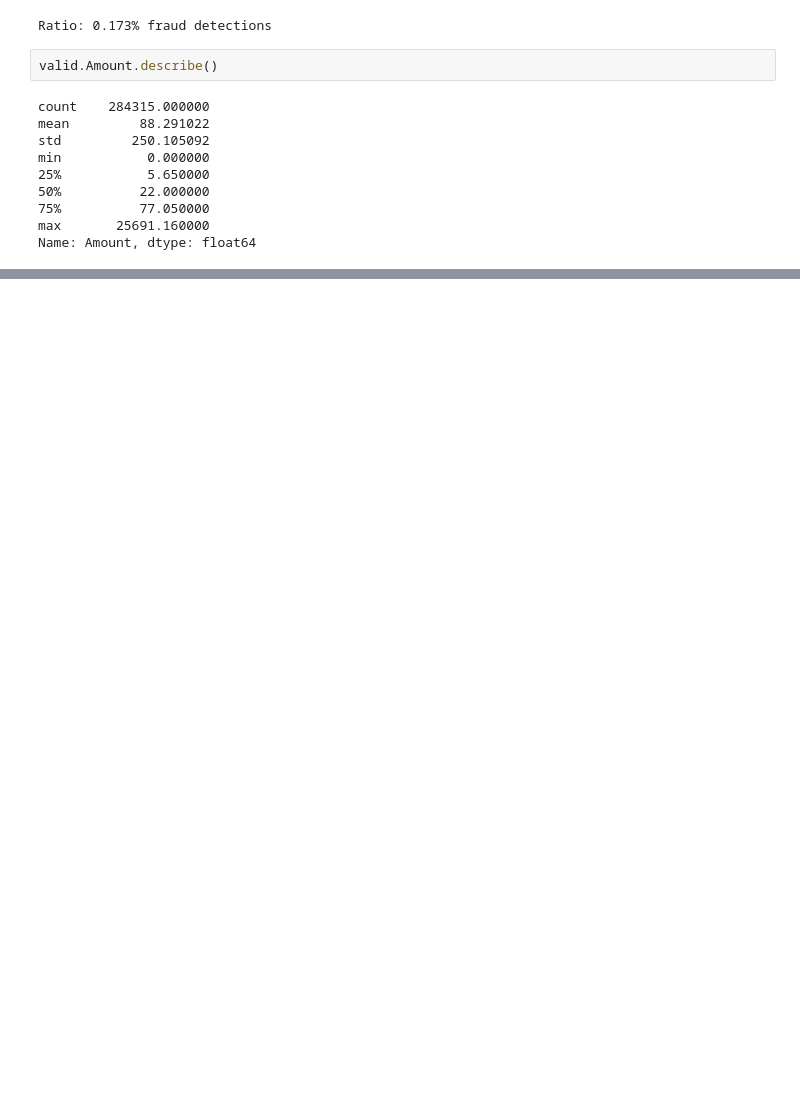
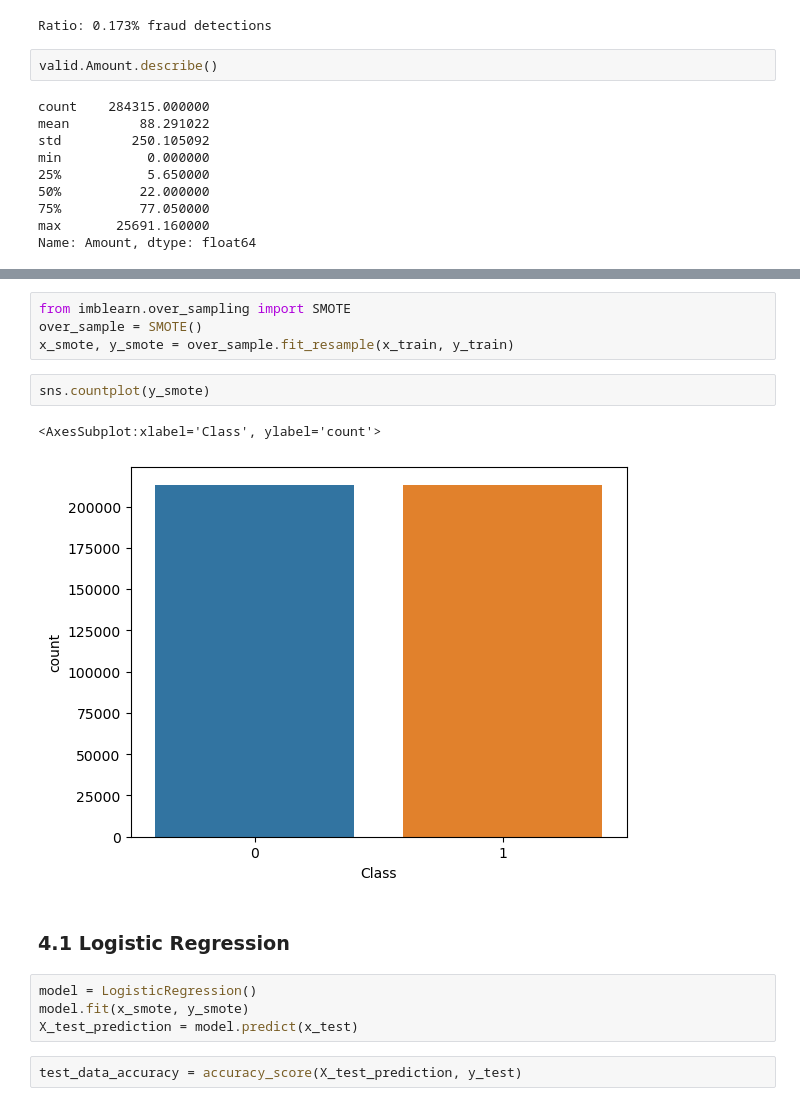
Before and after one commit to MatheusFranco99/KaggleCompetitions, a Jupyter notebook: CreditCardFraudDetection/Vitor/creditcard.ipynb, the cells around one changed output, grey strips where cells are left out. Drawn from its saved outputs; the diff is of its cells as text; blank space fills up the shorter version.

```diff
--- a/CreditCardFraudDetection/Vitor/creditcard.ipynb
+++ b/CreditCardFraudDetection/Vitor/creditcard.ipynb
@@ -122,0 +390,17 @@ Fraud Max: 2125.87
+# %%
+from imblearn.over_sampling import SMOTE
+over_sample = SMOTE()
+x_smote, y_smote = over_sample.fit_resample(x_train, y_train)
+# %%
+sns.countplot(y_smote)
+# %% [output]
+<AxesSubplot:xlabel='Class', ylabel='count'>
+[figure, added]
+# %% [markdown]
+### 4.1 Logistic Regression
+# %%
+model = LogisticRegression()
+model.fit(x_smote, y_smote)
+X_test_prediction = model.predict(x_test)
+# %%
+test_data_accuracy = accuracy_score(X_test_prediction, y_test)
```
Also changed, not shown: parts of 72 cells of this notebook.
